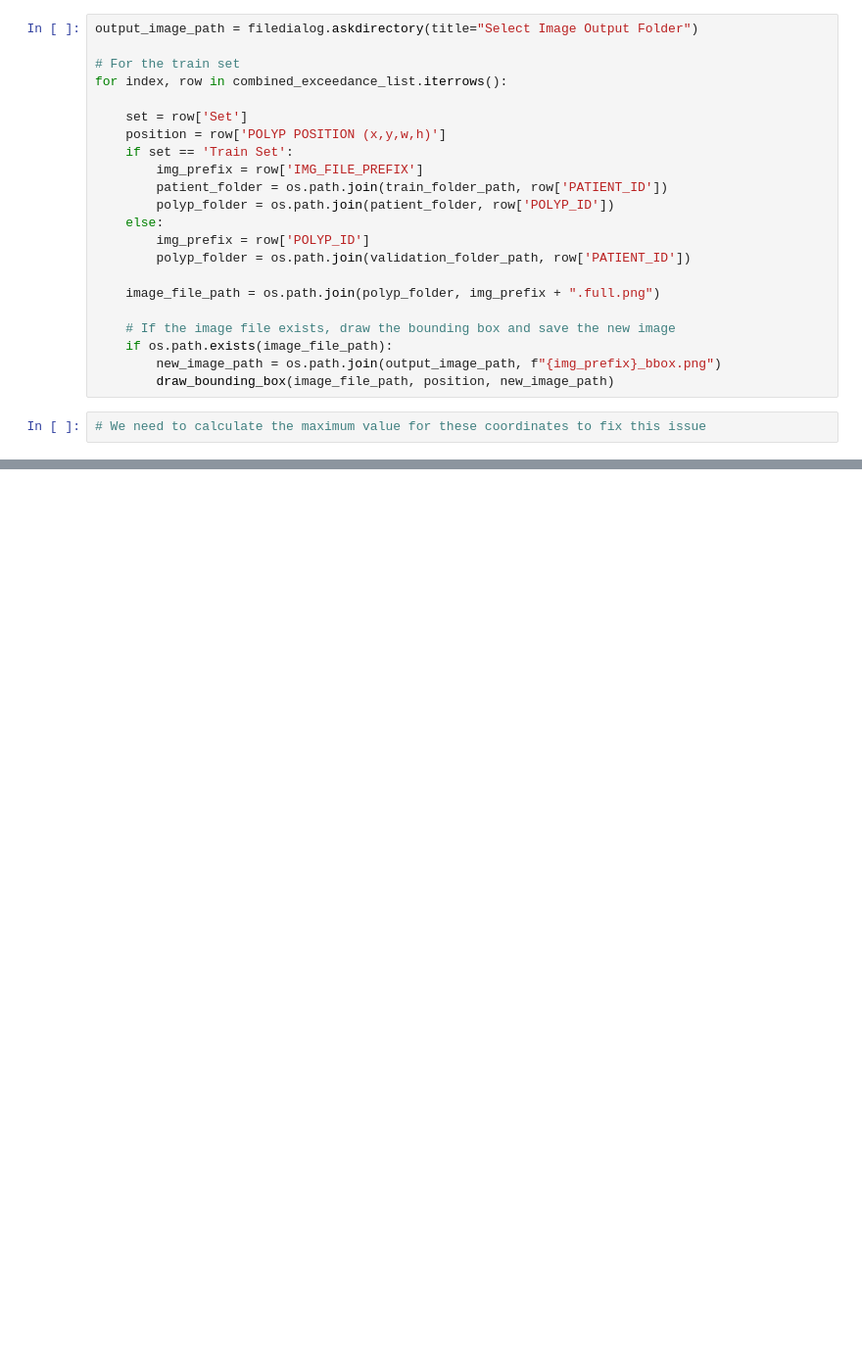
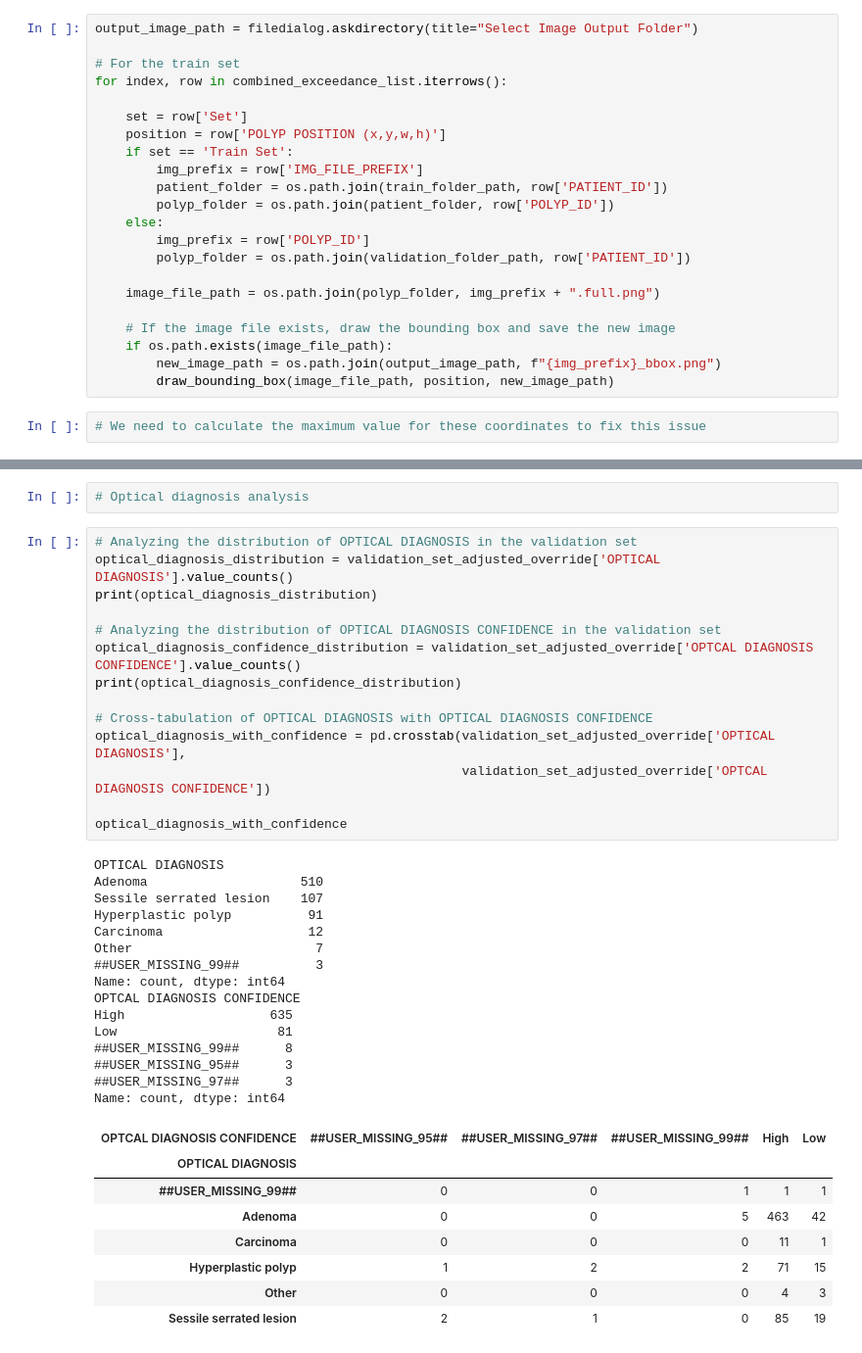
Before and after one commit to irconde/polyp-db-analysis, a Jupyter notebook: polar-database-analysis.ipynb, the cells around one changed output, grey strips where cells are left out. Shown: that part at 98% size. Drawn from its saved outputs; the diff is of its cells as text; blank space fills up the shorter version.

```diff
--- a/polar-database-analysis.ipynb
+++ b/polar-database-analysis.ipynb
@@ -967,0 +1001,40 @@ combined_exceedance_list
+# %%
+# Optical diagnosis analysis
+# %%
+# Analyzing the distribution of OPTICAL DIAGNOSIS in the validation set
+optical_diagnosis_distribution = validation_set_adjusted_override['OPTICAL DIAGNOSIS'].value_counts()
+print(optical_diagnosis_distribution)
+
+# Analyzing the distribution of OPTICAL DIAGNOSIS CONFIDENCE in the validation set
+optical_diagnosis_confidence_distribution = validation_set_adjusted_override['OPTCAL DIAGNOSIS CONFIDENCE'].value_counts()
+print(optical_diagnosis_confidence_distribution)
+
+# Cross-tabulation of OPTICAL DIAGNOSIS with OPTICAL DIAGNOSIS CONFIDENCE
+optical_diagnosis_with_confidence = pd.crosstab(validation_set_adjusted_override['OPTICAL DIAGNOSIS'],
+                                                validation_set_adjusted_override['OPTCAL DIAGNOSIS CONFIDENCE'])
+
+optical_diagnosis_with_confidence
+# %% [output]
+OPTICAL DIAGNOSIS
+Adenoma                    510
+Sessile serrated lesion    107
+Hyperplastic polyp          91
+Carcinoma                   12
+Other                        7
+##USER_MISSING_99##          3
+Name: count, dtype: int64
+OPTCAL DIAGNOSIS CONFIDENCE
+High                   635
+Low                     81
+##USER_MISSING_99##      8
+##USER_MISSING_95##      3
+##USER_MISSING_97##      3
+Name: count, dtype: int64
+| OPTCAL DIAGNOSIS CONFIDENCE | ##USER_MISSING_95## | ##USER_MISSING_97## | ##USER_MISSING_99## | High | Low |
+| OPTICAL DIAGNOSIS |  |  |  |  |  |
+| ##USER_MISSING_99## | 0 | 0 | 1 | 1 | 1 |
+| Adenoma | 0 | 0 | 5 | 463 | 42 |
+| Carcinoma | 0 | 0 | 0 | 11 | 1 |
+| Hyperplastic polyp | 1 | 2 | 2 | 71 | 15 |
+| Other | 0 | 0 | 0 | 4 | 3 |
+| Sessile serrated lesion | 2 | 1 | 0 | 85 | 19 |
```
Also changed, not shown: parts of 16 cells of this notebook.
